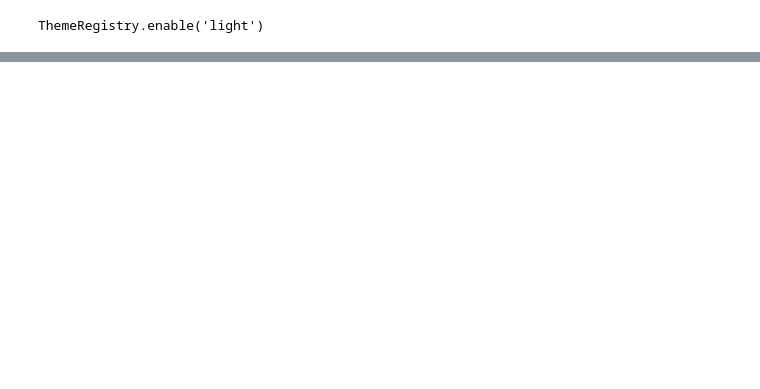
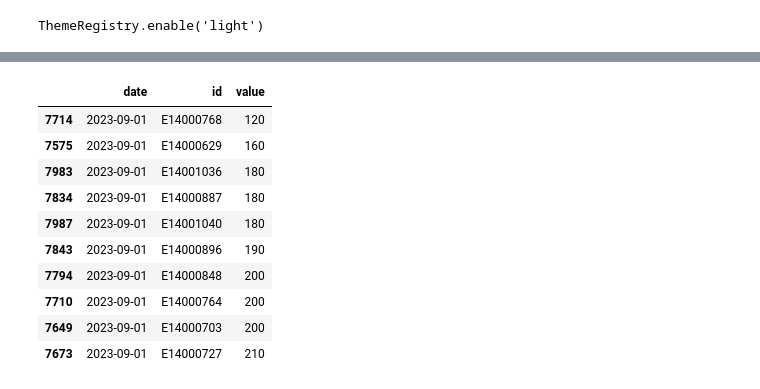
Before and after one commit to jhellingsdata/RADataHub, a Jupyter notebook: Article Charts/Apprentices/apprent.ipynb, the cells around one changed output, grey strips where cells are left out. Saved outputs shown, nothing was run; the diff lists cells and outputs as text; code cells hidden in the pictures; blank space fills up the shorter version.

```diff
--- a/Article Charts/Apprentices/apprent.ipynb
+++ b/Article Charts/Apprentices/apprent.ipynb
@@ -38,0 +162,14 @@ chart.save('starts_ends.json')
+# %%
+df.query("date == '2023-09-01'").sort_values('value', ascending=True).head(10)
+# %% [output]
+|  | date | id | value |
+| 7714 | 2023-09-01 | E14000768 | 120 |
+| 7575 | 2023-09-01 | E14000629 | 160 |
+| 7983 | 2023-09-01 | E14001036 | 180 |
+| 7834 | 2023-09-01 | E14000887 | 180 |
+| 7987 | 2023-09-01 | E14001040 | 180 |
+| 7843 | 2023-09-01 | E14000896 | 190 |
+| 7794 | 2023-09-01 | E14000848 | 200 |
+| 7710 | 2023-09-01 | E14000764 | 200 |
+| 7649 | 2023-09-01 | E14000703 | 200 |
+| 7673 | 2023-09-01 | E14000727 | 210 |
```
Also changed, not shown: parts of 11 cells of this notebook, 14 other files.
